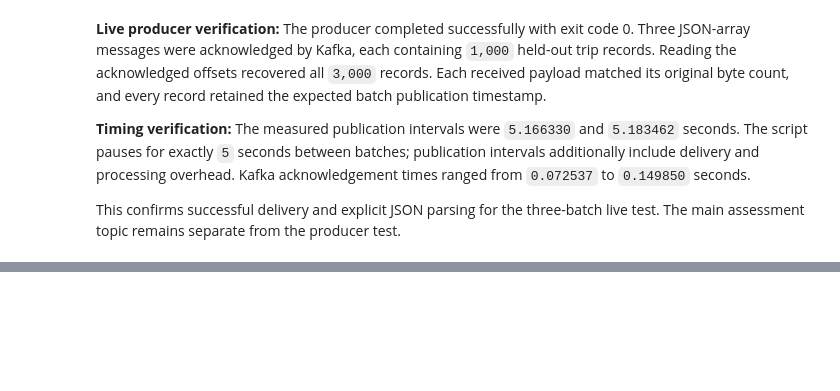
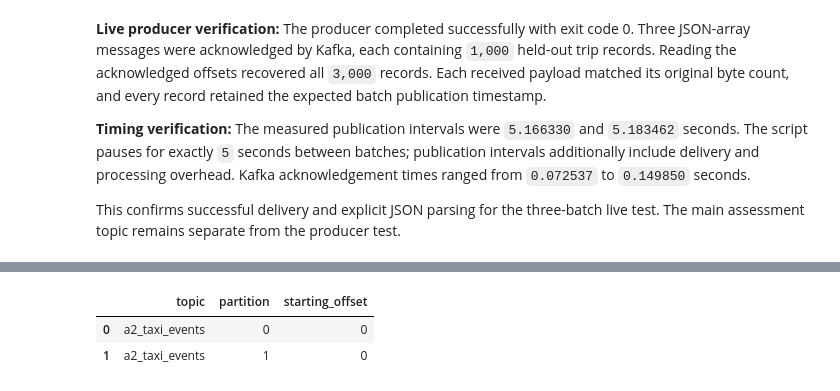
Before and after one commit to hncha9-eng/ITO5202_Ass2_27602966, a Jupyter notebook: assessment2.ipynb, the cells around one changed output, grey strips where cells are left out. Cells and saved outputs as stored; diff of their text form; code cells hidden in the pictures; blank space fills up the shorter version.

```diff
--- a/assessment2.ipynb
+++ b/assessment2.ipynb
@@ -6694,0 +6731,86 @@ live test. The main assessment topic remains separate from the producer test.
+# %%
+from kafka import KafkaConsumer, TopicPartition
+from pyspark.sql import functions as F
+
+STREAM_MAX_OFFSETS_PER_TRIGGER = 10
+
+assert spark.version == "3.5.5"
+assert (
+    spark.conf.get("spark.sql.session.timeZone")
+    == "America/New_York"
+)
+
+# This client reads partition metadata and offsets.
+# Spark remains the consumer responsible for processing trip records.
+offset_reader = KafkaConsumer(
+    bootstrap_servers=STREAM_BOOTSTRAP_SERVERS.split(","),
+    client_id="ito5202-a2-offset-snapshot",
+    group_id=None,
+    enable_auto_commit=False,
+    allow_auto_create_topics=False,
+    request_timeout_ms=20_000,
+)
+
+try:
+    stream_partition_ids = sorted(
+        offset_reader.partitions_for_topic(STREAM_TOPIC)
+    )
+
+    if not stream_partition_ids:
+        raise RuntimeError(
+            f"No partitions found for Kafka topic {STREAM_TOPIC!r}. "
+            "Check the topic creation and broker readiness results."
+        )
+
+    stream_topic_partitions = [
+        TopicPartition(STREAM_TOPIC, partition_id)
+        for partition_id in stream_partition_ids
+    ]
+
+    stream_start_offsets = offset_reader.end_offsets(
+        stream_topic_partitions,
+        timeout_ms=20_000,
+    )
+finally:
+    offset_reader.close(
+        autocommit=False,
+        timeout_ms=5_000,
+    )
+
+# Explicit offsets prevent separate queries from resolving "latest"
+# at different times.
+STREAM_STARTING_OFFSETS = {
+    STREAM_TOPIC: {
+        str(topic_partition.partition): int(offset)
+        for topic_partition, offset in stream_start_offsets.items()
+    }
+}
+
+STREAM_STARTING_OFFSETS_JSON = json.dumps(
+    STREAM_STARTING_OFFSETS,
+    sort_keys=True,
+)
+
+stream_offset_snapshot_table = pd.DataFrame([
+    {
+        "topic": topic_partition.topic,
+        "partition": topic_partition.partition,
+        "starting_offset": int(offset),
+    }
+    for topic_partition, offset in sorted(
+        stream_start_offsets.items(),
+        key=lambda item: item[0].partition,
+    )
+])
+
+display(stream_offset_snapshot_table)
+
+print("Kafka bootstrap servers:", STREAM_BOOTSTRAP_SERVERS)
+print("Main streaming topic:", STREAM_TOPIC)
+print("Maximum Kafka messages per trigger:",
+      STREAM_MAX_OFFSETS_PER_TRIGGER)
+print("Planned trigger interval:", STREAM_TRIGGER_INTERVAL)
+# %% [output]
+|  | topic | partition | starting_offset |
+| 0 | a2_taxi_events | 0 | 0 |
+| 1 | a2_taxi_events | 1 | 0 |
```
Also changed, not shown: parts of 17 cells of this notebook, 20 other files.
